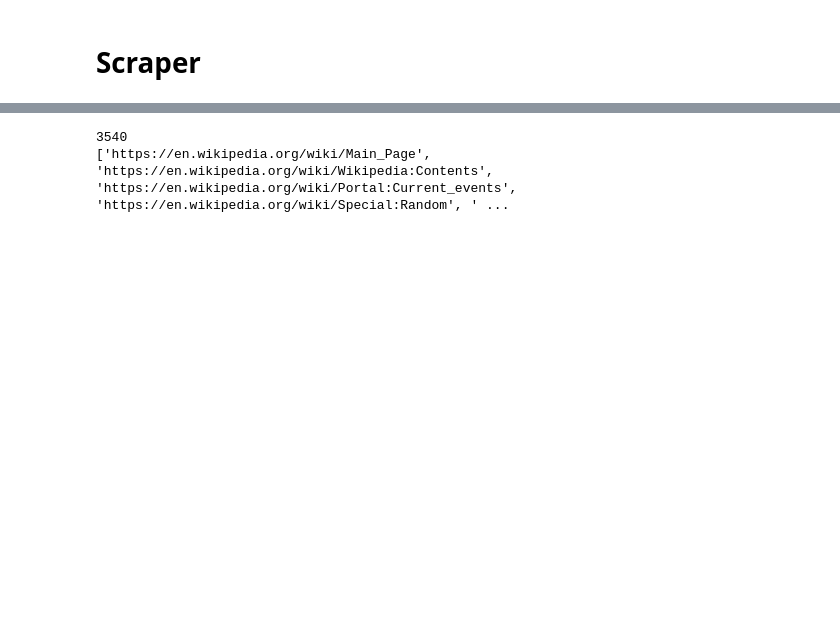
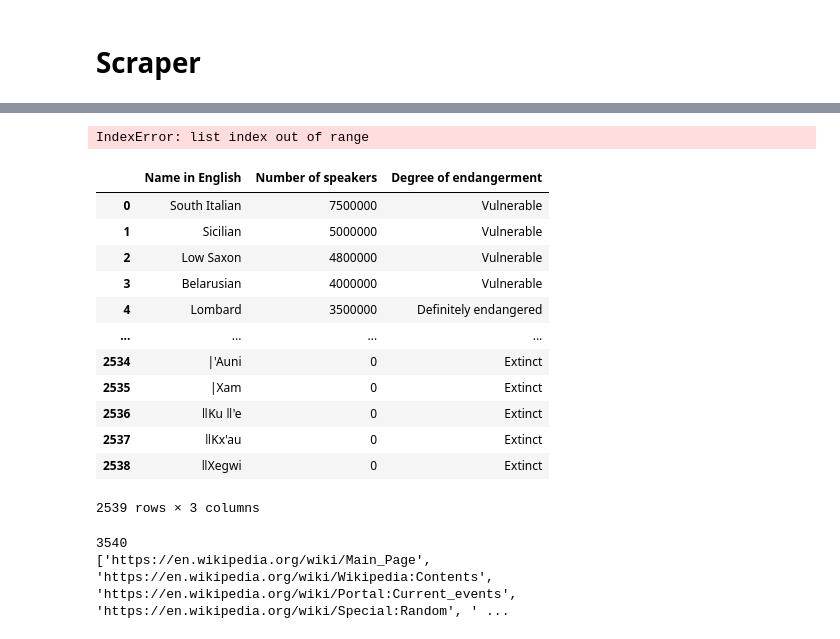
Before and after one commit to gcwarren/LanguageStatusVisualizationProject, a Jupyter notebook: scraper.ipynb, the cells around one changed output, grey strips where cells are left out. Cells and saved outputs as stored; diff of their text form; code cells hidden in the pictures; blank space fills up the shorter version.

```diff
--- a/scraper.ipynb
+++ b/scraper.ipynb
@@ -38,3 +19,77 @@ def get_links():
+# %%
+countries_and_territories = requests.get('https://en.wikipedia.org/wiki/List_of_countries_and_dependencies_and_their_capitals_in_native_languages')
+soup = BeautifulSoup(countries_and_territories.content, 'html.parser')
+
+# how to specify multiple classes in find_all
+
+table = soup.find('table', {'class': ['wikitable', 'sortable', 'jquery-tablesorter']})
+regions = []
+languages = []
+
+for region in table.find('tbody').find_all('tr')[0:]:
+
+    # region is the text in the first column
+    # official languages is the list of languages in the second column
+    # regional languages is the list of languages in the third column
+
+    columns = region.find_all('td')
+
+    region_name = columns[0].text
+    print("region name: ", region_name)
+
+
+
+    # for result in region.find_all('td'):
+    #     ul_tag = result.find('ul')
+    #     a_tag = result.find('a')
+    #     print(ul_tag)
+    #     print(a_tag)
+
+
+    # print(languages)
+    # print(type(result))
+    # print(result)
+    # off_lang = result[0]
+    # print(result.text)
+
+
+    # if r is not None:
+    #     langs = []
+    #     for language in region.find_all('td').find('<tr>'):
+
+    #         # print(type(language))
+    #         # print(language)
+
+    #         if language.find('a') is not None:
+    #             langs.append(language.find('a').get('title'))
+    #         elif language.find('ul') is not None:
+    #             for lang in language.find('ul').find_all('li'):
+    #                 langs.append(lang.text)
+    #         else:
+    #             langs.append(None)
+    #     languages.update({r: langs})
+
+
+# print(languages)
+# %% [output]
+IndexError: list index out of range
+# %%
+unesco_languages = pd.read_csv('Extinct languages - DATA SUMMARY.csv')
+unesco_languages
+# %% [output]
+|  | Name in English | Number of speakers | Degree of endangerment |
+| 0 | South Italian | 7500000 | Vulnerable |
+| 1 | Sicilian | 5000000 | Vulnerable |
+| 2 | Low Saxon | 4800000 | Vulnerable |
+| 3 | Belarusian | 4000000 | Vulnerable |
+| 4 | Lombard | 3500000 | Definitely endangered |
+| ... | ... | ... | ... |
+| 2534 | |'Auni | 0 | Extinct |
+| 2535 | |Xam | 0 | Extinct |
+| 2536 | ǁKu ǁ'e | 0 | Extinct |
+| 2537 | ǁKx'au | 0 | Extinct |
+| 2538 | ǁXegwi | 0 | Extinct |
+2539 rows × 3 columns
 # %%
 
 
```
Also changed, not shown: parts of 10 cells of this notebook.
